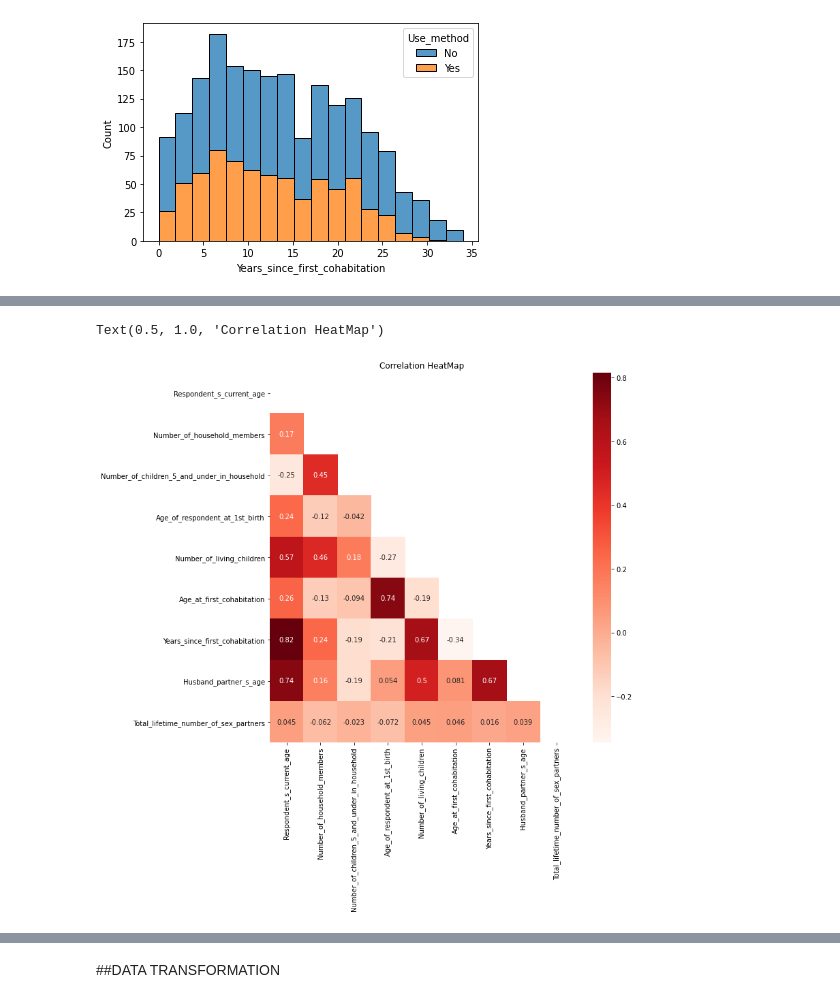
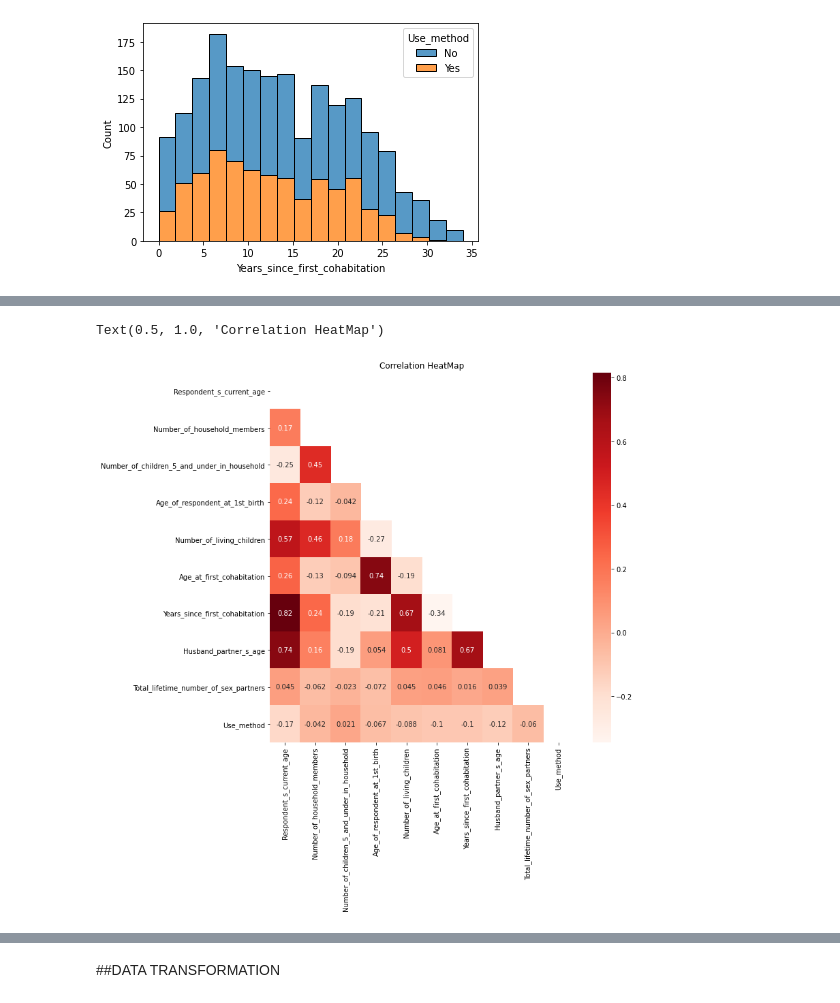
Before and after one commit to MMasson1988/Capstone-s-Project, a Jupyter notebook: Ben_Project.ipynb, the cells around one changed output, grey strips where cells are left out. Saved outputs shown, nothing was run; the diff lists cells and outputs as text; code cells hidden in the pictures.

```diff
--- a/Ben_Project.ipynb
+++ b/Ben_Project.ipynb
@@ -517,15 +609,30 @@ AxesSubplot(0.125,0.125;0.775x0.755)
+# %%
+map=df.copy(deep=True)
+# %%
+map['Use_method'] = np.where(df['Use_method'] == 'Yes', 1, 0)
+# %%
+num_col=['Respondent_s_current_age',
+ 'Number_of_household_members',
+ 'Number_of_children_5_and_under_in_household',
+ 'Age_of_respondent_at_1st_birth',
+ 'Number_of_living_children',
+ 'Age_at_first_cohabitation',
+ 'Years_since_first_cohabitation',
+ 'Husband_partner_s_age',
+ 'Total_lifetime_number_of_sex_partners',
+ 'Use_method']
 # %%
 # creating mask
-mask = np.triu(np.ones_like(df[num_cols].corr()))
+mask = np.triu(np.ones_like(map[num_col].corr()))
 
 # display size
 plt.figure(figsize=(10,10))
 
 # plotting a triangle correlation heatmap
-sns.heatmap(df[num_cols].corr(), annot=True, cmap='Reds', mask=mask)
+sns.heatmap(map[num_col].corr(), annot=True, cmap='Reds', mask=mask)
 # display title
 plt.title('Correlation HeatMap')
 # %% [output]
 Text(0.5, 1.0, 'Correlation HeatMap')
-[figure, old version]
+[figure, new version]
 # %% [markdown]
```
Also changed, not shown: parts of 83 cells of this notebook.
